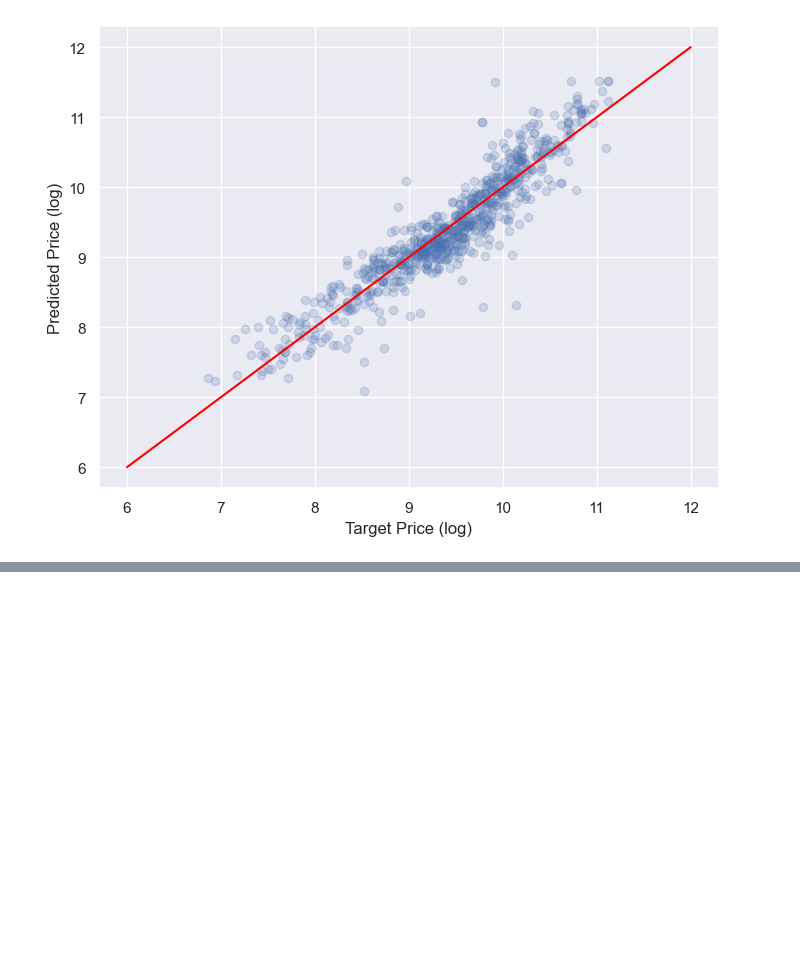
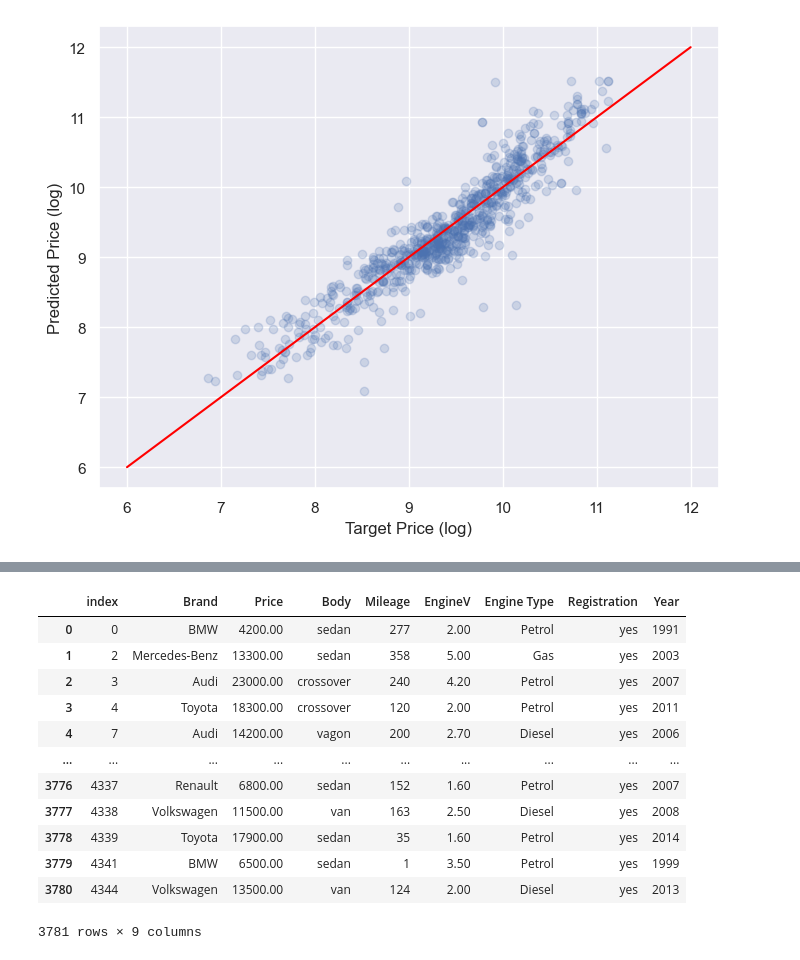
Before and after one commit to Leon-MRR/data_analysis1, a Jupyter notebook: Car price Analysis.ipynb, the cells around one changed output, grey strips where cells are left out. Saved outputs shown, nothing was run; the diff lists cells and outputs as text; code cells hidden in the pictures; blank space fills up the shorter version.

```diff
--- a/Car price Analysis.ipynb
+++ b/Car price Analysis.ipynb
@@ -779,0 +780,24 @@ df_pf.sort_values(by=['Difference%']).reset_index(drop=True)
+# %%
+con_str = 'mysql+pymysql://Leon:321787@localhost/CarPrices'
+engine = create_engine(con_str)
+# %%
+query = """
+    SELECT * FROM car_prices2;"""
+
+df_new = pd.read_sql(query,engine)
+# %%
+df_new
+# %% [output]
+|  | index | Brand | Price | Body | Mileage | EngineV | Engine Type | Registration | Year |
+| 0 | 0 | BMW | 4200.00 | sedan | 277 | 2.00 | Petrol | yes | 1991 |
+| 1 | 2 | Mercedes-Benz | 13300.00 | sedan | 358 | 5.00 | Gas | yes | 2003 |
+| 2 | 3 | Audi | 23000.00 | crossover | 240 | 4.20 | Petrol | yes | 2007 |
+| 3 | 4 | Toyota | 18300.00 | crossover | 120 | 2.00 | Petrol | yes | 2011 |
+| 4 | 7 | Audi | 14200.00 | vagon | 200 | 2.70 | Diesel | yes | 2006 |
+| ... | ... | ... | ... | ... | ... | ... | ... | ... | ... |
+| 3776 | 4337 | Renault | 6800.00 | sedan | 152 | 1.60 | Petrol | yes | 2007 |
+| 3777 | 4338 | Volkswagen | 11500.00 | van | 163 | 2.50 | Diesel | yes | 2008 |
+| 3778 | 4339 | Toyota | 17900.00 | sedan | 35 | 1.60 | Petrol | yes | 2014 |
+| 3779 | 4341 | BMW | 6500.00 | sedan | 1 | 3.50 | Petrol | yes | 1999 |
+| 3780 | 4344 | Volkswagen | 13500.00 | van | 124 | 2.00 | Diesel | yes | 2013 |
+3781 rows × 9 columns
```
Also changed, not shown: parts of 39 cells of this notebook.
